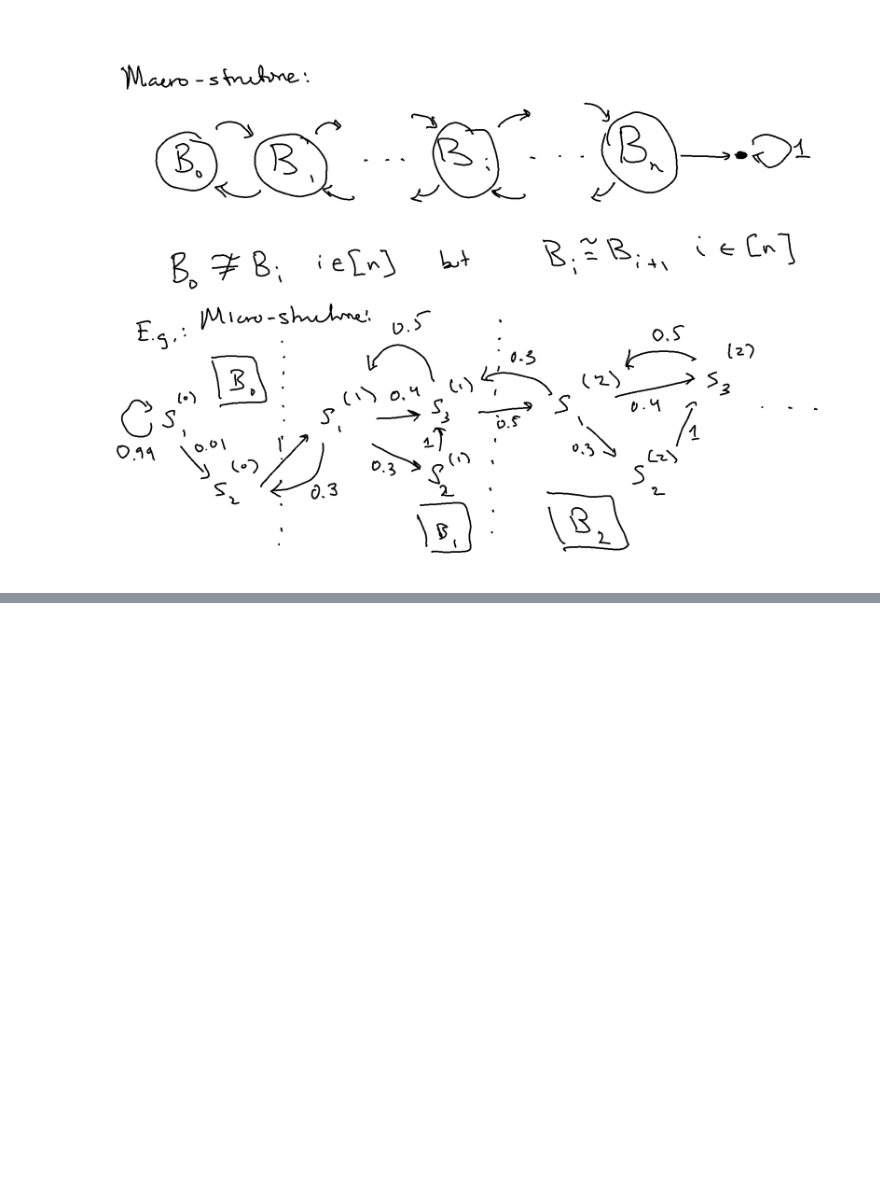
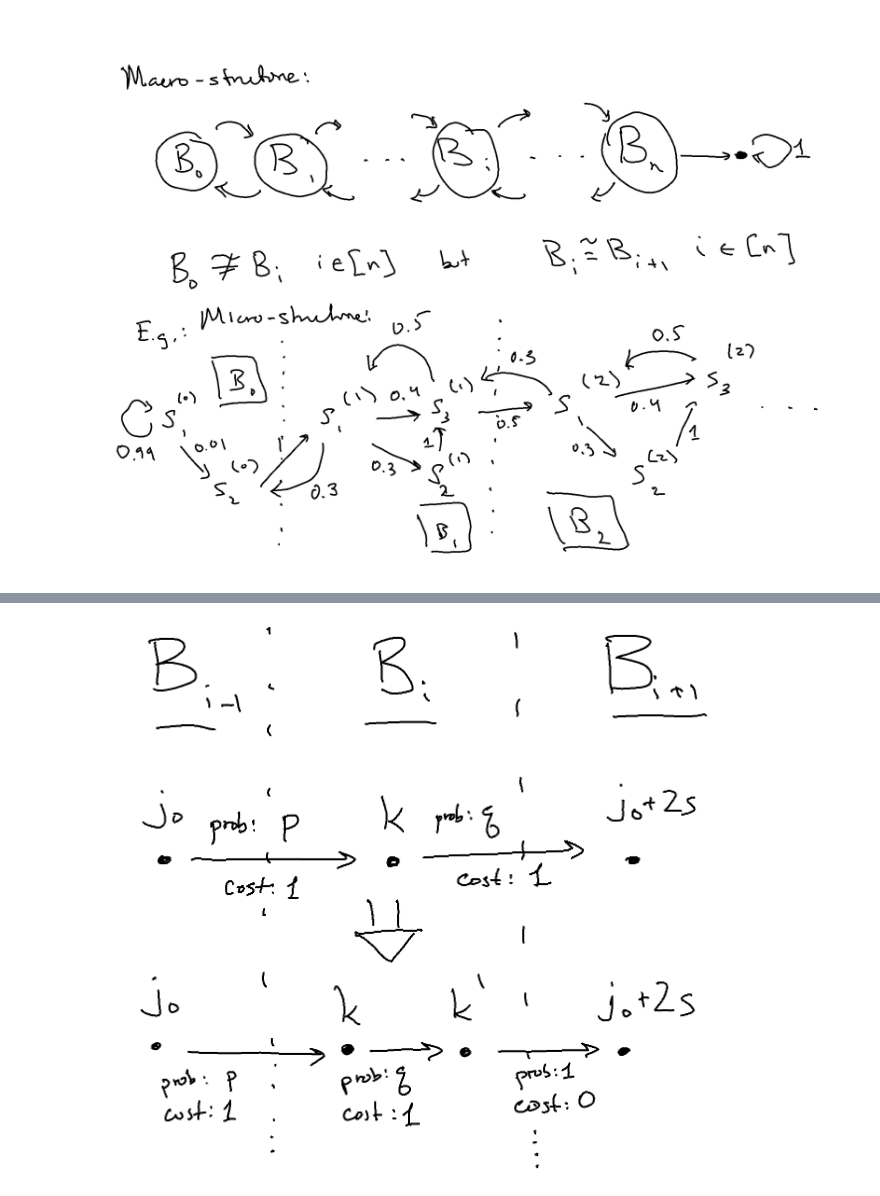
Before and after one commit to vlad17/vlad17.github.io, a Jupyter notebook: assets/2020-09-13-block-chain-markov-chains.ipynb, the cells around one changed output, grey strips where cells are left out. Cells and saved outputs as stored; diff of their text form; code cells hidden in the pictures; blank space fills up the shorter version.

```diff
--- a/assets/2020-09-13-block-chain-markov-chains.ipynb
+++ b/assets/2020-09-13-block-chain-markov-chains.ipynb
@@ -46,0 +68,4 @@ This argument can be applied to any principal minor $M$ of $P$, since $\rho(P)\g
+# %%
+Image(filename='2020-09-13-block-chain-markov-chains/virtual.png')
+# %% [output]
+[figure, added]
```
Also changed, not shown: parts of 5 cells of this notebook, 2 other files.
